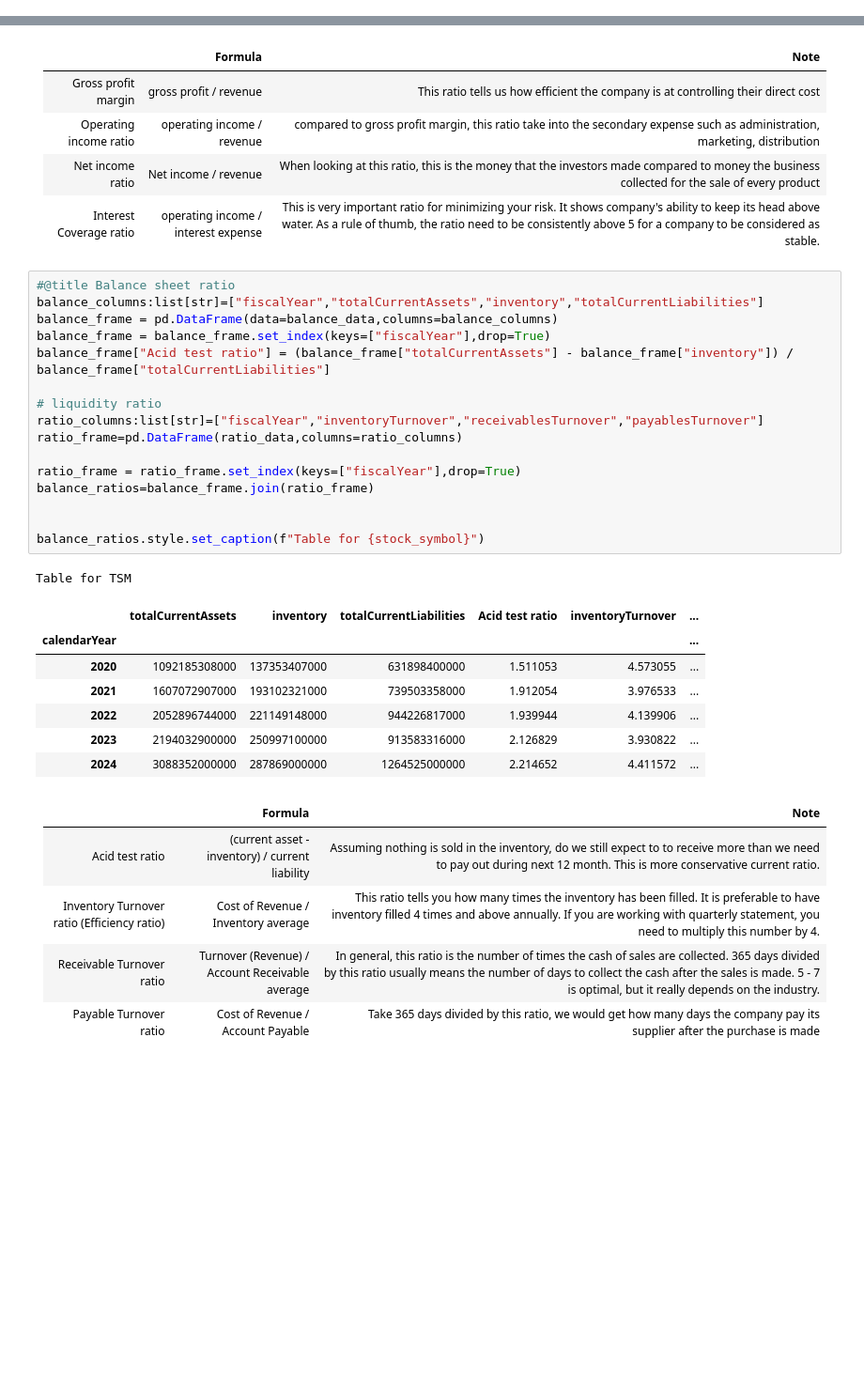
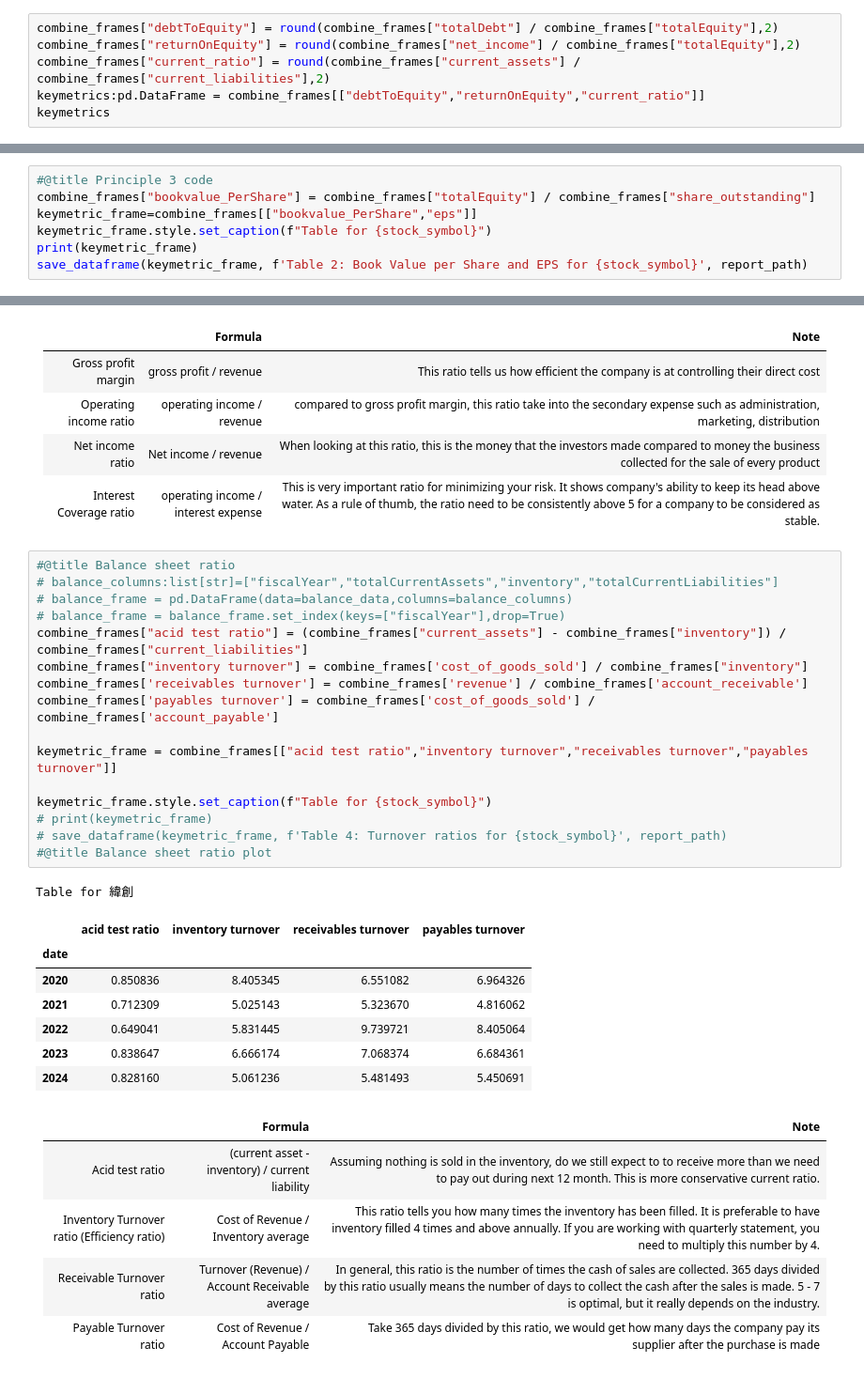
Before and after one commit to fbcharles747/company_evaluation, a Jupyter notebook: Buffet_accounting_book_playground.ipynb, the cells around one changed output, grey strips where cells are left out. Shown at 94% size. Saved outputs shown, nothing was run; the diff lists cells and outputs as text; blank space fills up the shorter version.

```diff
--- a/Buffet_accounting_book_playground.ipynb
+++ b/Buffet_accounting_book_playground.ipynb
@@ -126,0 +142,6 @@ Table for AAPL
+# %%
+combine_frames["debtToEquity"] = round(combine_frames["totalDebt"] / combine_frames["totalEquity"],2)
+combine_frames["returnOnEquity"] = round(combine_frames["net_income"] / combine_frames["totalEquity"],2)
+combine_frames["current_ratio"] = round(combine_frames["current_assets"] / combine_frames["current_liabilities"],2)
+keymetrics:pd.DataFrame = combine_frames[["debtToEquity","returnOnEquity","current_ratio"]]
+keymetrics
@@ -290,0 +297,7 @@ Table for AAPL
+# %%
+#@title Principle 3 code
+combine_frames["bookvalue_PerShare"] = combine_frames["totalEquity"] / combine_frames["share_outstanding"]
+keymetric_frame=combine_frames[["bookvalue_PerShare","eps"]]
+keymetric_frame.style.set_caption(f"Table for {stock_symbol}")
+print(keymetric_frame)
+save_dataframe(keymetric_frame, f'Table 2: Book Value per Share and EPS for {stock_symbol}', report_path)
@@ -349,31 +382,31 @@ Table for AAPL
 | Operating income ratio  	| operating income / revenue          	| compared to gross profit margin, this ratio take into the secondary expense such as administration, marketing, distribution                                                                                             	|
 | Net income ratio        	| Net income / revenue                	| When looking at this ratio, this is  the money that the investors made  compared to money the business collected for the sale of every product                                                                          	|
 | Interest Coverage ratio 	| operating income / interest expense 	| This is very important ratio for minimizing your risk. It shows company's ability to keep its head above water. As a rule of thumb, the ratio need to be consistently above 5 for a company to be considered as stable. 	|
-# %%
-#@title Balance sheet ratio
-balance_columns:list[str]=["fiscalYear","totalCurrentAssets","inventory","totalCurrentLiabilities"]
-balance_frame = pd.DataFrame(data=balance_data,columns=balance_columns)
-balance_frame = balance_frame.set_index(keys=["fiscalYear"],drop=True)
-balance_frame["Acid test ratio"] = (balance_frame["totalCurrentAssets"] - balance_frame["inventory"]) / balance_frame["totalCurrentLiabilities"]
-
-# liquidity ratio
-ratio_columns:list[str]=["fiscalYear","inventoryTurnover","receivablesTurnover","payablesTurnover"]
-ratio_frame=pd.DataFrame(ratio_data,columns=ratio_columns)
-
-ratio_frame = ratio_frame.set_index(keys=["fiscalYear"],drop=True)
-balance_ratios=balance_frame.join(ratio_frame)
-
-
-balance_ratios.style.set_caption(f"Table for {stock_symbol}")
-# %% [output]
-Table for TSM
-|  | totalCurrentAssets | inventory | totalCurrentLiabilities | Acid test ratio | inventoryTurnover | ... |
-| calendarYear |  |  |  |  |  | ... |
-| 2020 | 1092185308000 | 137353407000 | 631898400000 | 1.511053 | 4.573055 | ... |
-| 2021 | 1607072907000 | 193102321000 | 739503358000 | 1.912054 | 3.976533 | ... |
-| 2022 | 2052896744000 | 221149148000 | 944226817000 | 1.939944 | 4.139906 | ... |
-| 2023 | 2194032900000 | 250997100000 | 913583316000 | 2.126829 | 3.930822 | ... |
-| 2024 | 3088352000000 | 287869000000 | 1264525000000 | 2.214652 | 4.411572 | ... |
+# %%
+#@title Balance sheet ratio
+# balance_columns:list[str]=["fiscalYear","totalCurrentAssets","inventory","totalCurrentLiabilities"]
+# balance_frame = pd.DataFrame(data=balance_data,columns=balance_columns)
+# balance_frame = balance_frame.set_index(keys=["fiscalYear"],drop=True)
+combine_frames["acid test ratio"] = (combine_frames["current_assets"] - combine_frames["inventory"]) / combine_frames["current_liabilities"]
+combine_frames["inventory turnover"] = combine_frames['cost_of_goods_sold'] / combine_frames["inventory"]
+combine_frames['receivables turnover'] = combine_frames['revenue'] / combine_frames['account_receivable']
+combine_frames['payables turnover'] = combine_frames['cost_of_goods_sold'] / combine_frames['account_payable']
+
+keymetric_frame = combine_frames[["acid test ratio","inventory turnover","receivables turnover","payables turnover"]]
+
+keymetric_frame.style.set_caption(f"Table for {stock_symbol}")
+# print(keymetric_frame)
+# save_dataframe(keymetric_frame, f'Table 4: Turnover ratios for {stock_symbol}', report_path)
+#@title Balance sheet ratio plot
+# %% [output]
+Table for 緯創
+|  | acid test ratio | inventory turnover | receivables turnover | payables turnover |
+| date |  |  |  |  |
+| 2020 | 0.850836 | 8.405345 | 6.551082 | 6.964326 |
+| 2021 | 0.712309 | 5.025143 | 5.323670 | 4.816062 |
+| 2022 | 0.649041 | 5.831445 | 9.739721 | 8.405064 |
+| 2023 | 0.838647 | 6.666174 | 7.068374 | 6.684361 |
+| 2024 | 0.828160 | 5.061236 | 5.481493 | 5.450691 |
 # %% [markdown]
 |                                             	| Formula                                         	| Note                                                                                                                                                                                                                                                  	|
 |---------------------------------------------	|-------------------------------------------------	|-------------------------------------------------------------------------------------------------------------------------------------------------------------------------------------------------------------------------------------------------------	|
```
Also changed, not shown: parts of 25 cells of this notebook.
